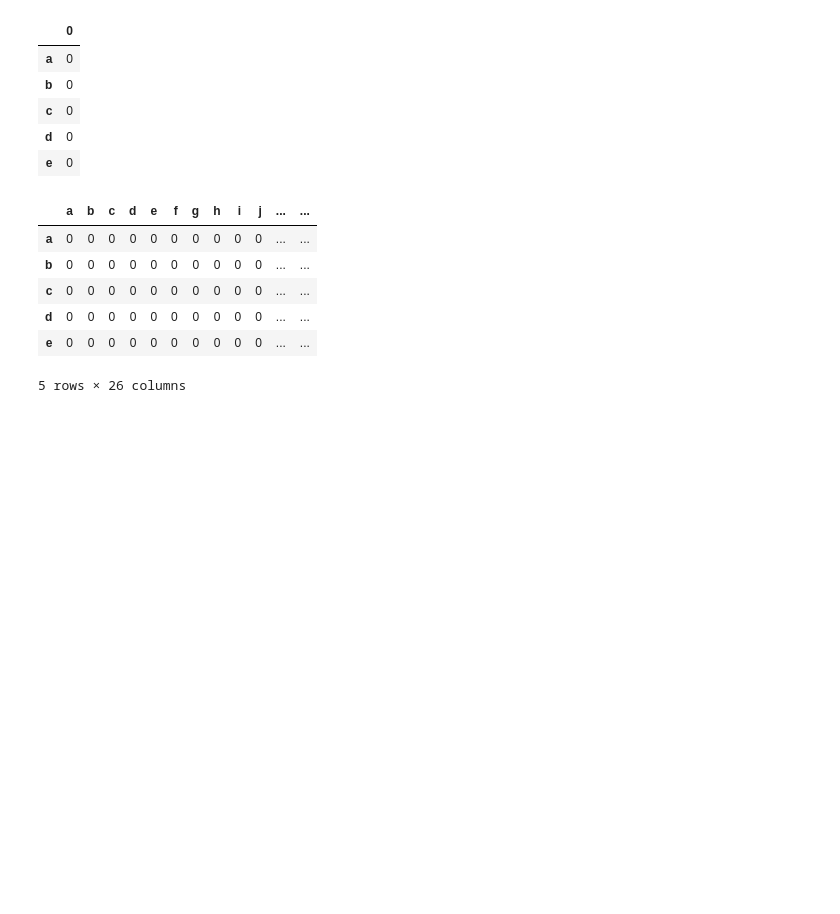
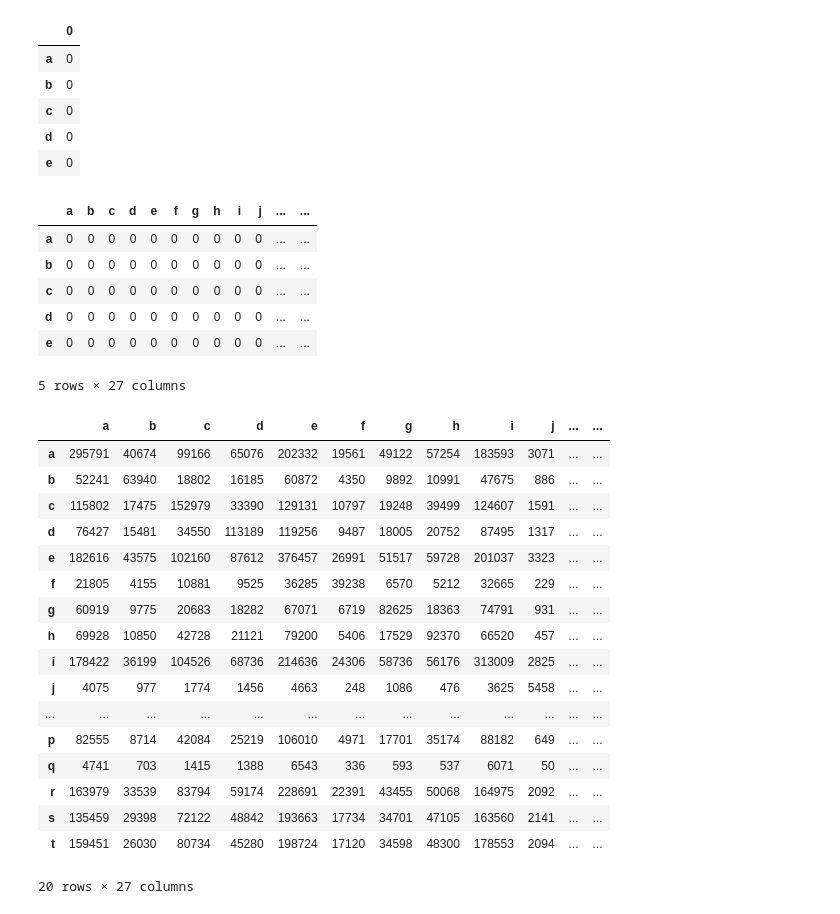
Before and after one commit to Jorge-Doncel/predict-letter, a Jupyter notebook: notebooks/Words Analize.ipynb, the cells around one changed output. Drawn from its saved outputs; the diff is of its cells as text; code cells hidden in the pictures; blank space fills up the shorter version.

```diff
--- a/notebooks/Words Analize.ipynb
+++ b/notebooks/Words Analize.ipynb
@@ -15,6 +15,7 @@ ej
 'aaronical'
 # %%
 total= dict.fromkeys(string.ascii_lowercase, 0)
+total["-"]=0
 total
 # %% [output]
 {'a': 0,
@@ -58,4 +59,29 @@ df.head()
 | c | 0 | 0 | 0 | 0 | 0 | 0 | 0 | 0 | 0 | 0 | ... | ... |
 | d | 0 | 0 | 0 | 0 | 0 | 0 | 0 | 0 | 0 | 0 | ... | ... |
 | e | 0 | 0 | 0 | 0 | 0 | 0 | 0 | 0 | 0 | 0 | ... | ... |
-5 rows × 26 columns
+5 rows × 27 columns
+# %%
+for i in dic:
+        for j in set(i):
+            for x in i:
+                df.loc[j][x]+=1
+df.head(20)
+# %% [output]
+|  | a | b | c | d | e | f | g | h | i | j | ... | ... |
+| a | 295791 | 40674 | 99166 | 65076 | 202332 | 19561 | 49122 | 57254 | 183593 | 3071 | ... | ... |
+| b | 52241 | 63940 | 18802 | 16185 | 60872 | 4350 | 9892 | 10991 | 47675 | 886 | ... | ... |
+| c | 115802 | 17475 | 152979 | 33390 | 129131 | 10797 | 19248 | 39499 | 124607 | 1591 | ... | ... |
+| d | 76427 | 15481 | 34550 | 113189 | 119256 | 9487 | 18005 | 20752 | 87495 | 1317 | ... | ... |
+| e | 182616 | 43575 | 102160 | 87612 | 376457 | 26991 | 51517 | 59728 | 201037 | 3323 | ... | ... |
+| f | 21805 | 4155 | 10881 | 9525 | 36285 | 39238 | 6570 | 5212 | 32665 | 229 | ... | ... |
+| g | 60919 | 9775 | 20683 | 18282 | 67071 | 6719 | 82625 | 18363 | 74791 | 931 | ... | ... |
+| h | 69928 | 10850 | 42728 | 21121 | 79200 | 5406 | 17529 | 92370 | 66520 | 457 | ... | ... |
+| i | 178422 | 36199 | 104526 | 68736 | 214636 | 24306 | 58736 | 56176 | 313009 | 2825 | ... | ... |
+| j | 4075 | 977 | 1774 | 1456 | 4663 | 248 | 1086 | 476 | 3625 | 5458 | ... | ... |
+| ... | ... | ... | ... | ... | ... | ... | ... | ... | ... | ... | ... | ... |
+| p | 82555 | 8714 | 42084 | 25219 | 106010 | 4971 | 17701 | 35174 | 88182 | 649 | ... | ... |
+| q | 4741 | 703 | 1415 | 1388 | 6543 | 336 | 593 | 537 | 6071 | 50 | ... | ... |
+| r | 163979 | 33539 | 83794 | 59174 | 228691 | 22391 | 43455 | 50068 | 164975 | 2092 | ... | ... |
+| s | 135459 | 29398 | 72122 | 48842 | 193663 | 17734 | 34701 | 47105 | 163560 | 2141 | ... | ... |
+| t | 159451 | 26030 | 80734 | 45280 | 198724 | 17120 | 34598 | 48300 | 178553 | 2094 | ... | ... |
+20 rows × 27 columns
```
Also changed, not shown: parts of 20 cells of this notebook, 1 other file.
